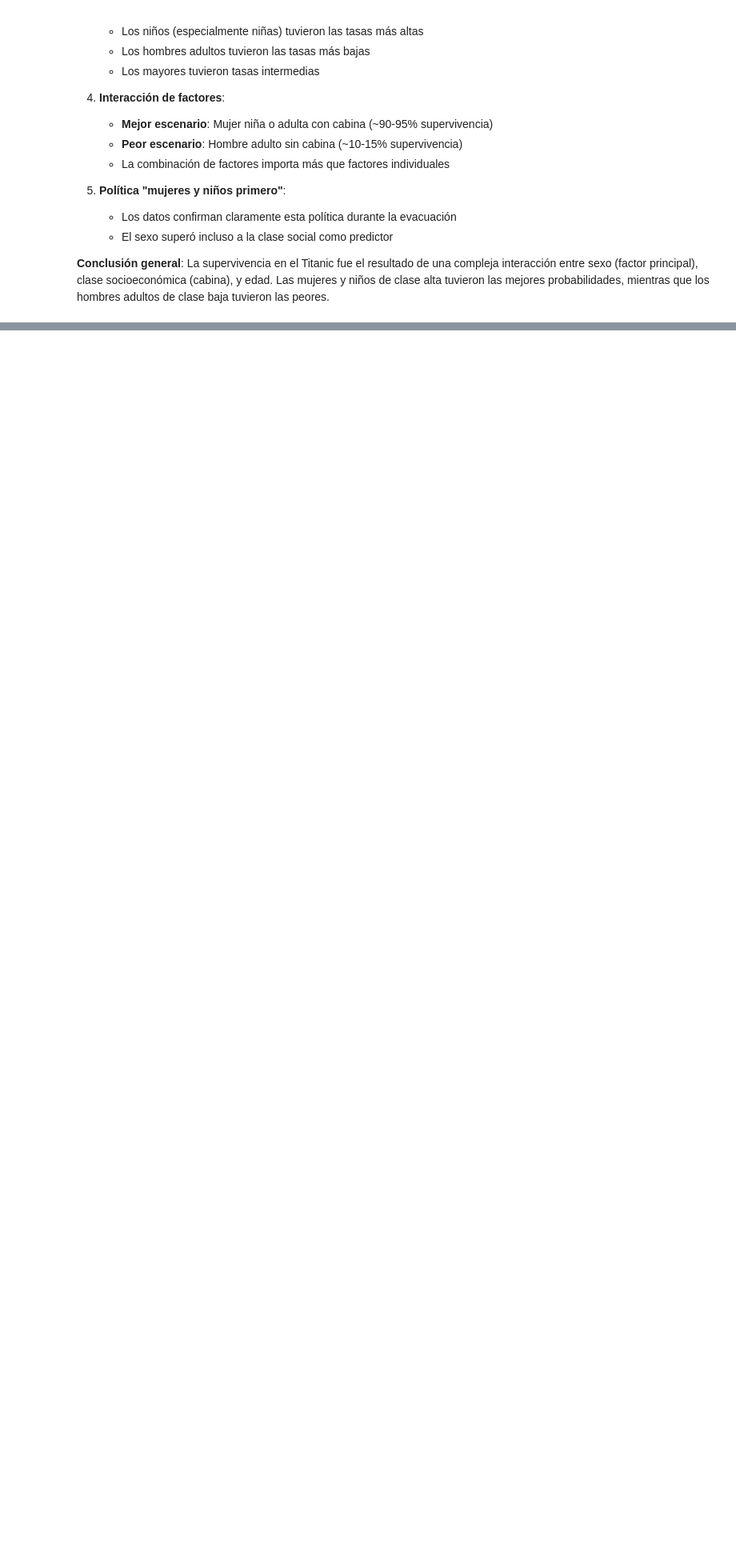
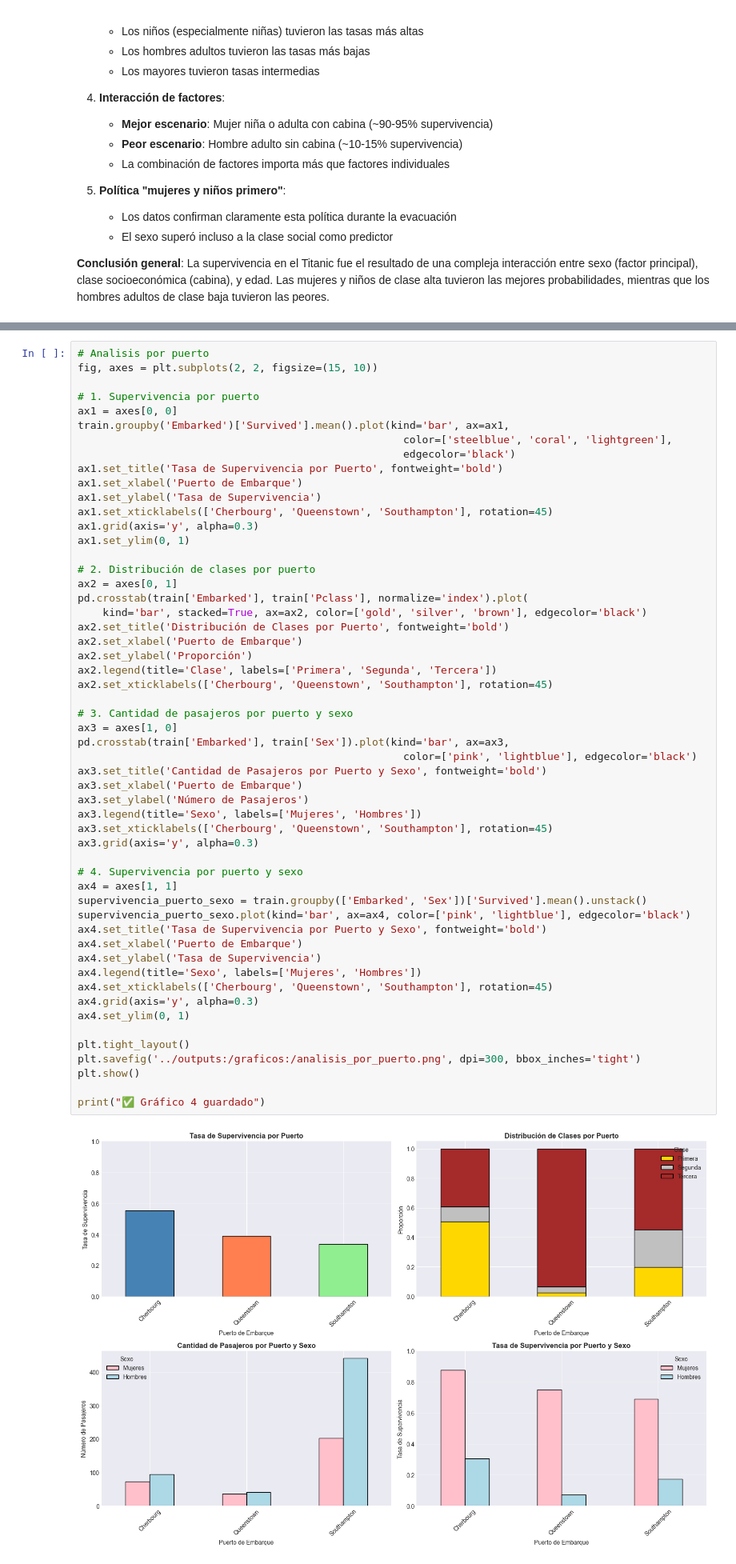
Before and after one commit to Danfezinho/taller-pandas-titanic-individual, a Jupyter notebook: notebooks:/analisis_titanic.ipynb, the cells around one changed output, grey strips where cells are left out. Shown at 80% size. Drawn from its saved outputs; the diff is of its cells as text; blank space fills up the shorter version.

```diff
--- a/notebooks:/analisis_titanic.ipynb
+++ b/notebooks:/analisis_titanic.ipynb
@@ -1566,0 +1724,56 @@ Graficos detallados guardados
+# %%
+# Analisis por puerto
+fig, axes = plt.subplots(2, 2, figsize=(15, 10))
+
+# 1. Supervivencia por puerto
+ax1 = axes[0, 0]
+train.groupby('Embarked')['Survived'].mean().plot(kind='bar', ax=ax1,
+                                                    color=['steelblue', 'coral', 'lightgreen'],
+                                                    edgecolor='black')
+ax1.set_title('Tasa de Supervivencia por Puerto', fontweight='bold')
+ax1.set_xlabel('Puerto de Embarque')
+ax1.set_ylabel('Tasa de Supervivencia')
+ax1.set_xticklabels(['Cherbourg', 'Queenstown', 'Southampton'], rotation=45)
+ax1.grid(axis='y', alpha=0.3)
+ax1.set_ylim(0, 1)
+
+# 2. Distribución de clases por puerto
+ax2 = axes[0, 1]
+pd.crosstab(train['Embarked'], train['Pclass'], normalize='index').plot(
+    kind='bar', stacked=True, ax=ax2, color=['gold', 'silver', 'brown'], edgecolor='black')
+ax2.set_title('Distribución de Clases por Puerto', fontweight='bold')
+ax2.set_xlabel('Puerto de Embarque')
+ax2.set_ylabel('Proporción')
+ax2.legend(title='Clase', labels=['Primera', 'Segunda', 'Tercera'])
+ax2.set_xticklabels(['Cherbourg', 'Queenstown', 'Southampton'], rotation=45)
+
+# 3. Cantidad de pasajeros por puerto y sexo
+ax3 = axes[1, 0]
+pd.crosstab(train['Embarked'], train['Sex']).plot(kind='bar', ax=ax3,
+                                                    color=['pink', 'lightblue'], edgecolor='black')
+ax3.set_title('Cantidad de Pasajeros por Puerto y Sexo', fontweight='bold')
+ax3.set_xlabel('Puerto de Embarque')
+ax3.set_ylabel('Número de Pasajeros')
+ax3.legend(title='Sexo', labels=['Mujeres', 'Hombres'])
+ax3.set_xticklabels(['Cherbourg', 'Queenstown', 'Southampton'], rotation=45)
+ax3.grid(axis='y', alpha=0.3)
+
+# 4. Supervivencia por puerto y sexo
+ax4 = axes[1, 1]
+supervivencia_puerto_sexo = train.groupby(['Embarked', 'Sex'])['Survived'].mean().unstack()
+supervivencia_puerto_sexo.plot(kind='bar', ax=ax4, color=['pink', 'lightblue'], edgecolor='black')
+ax4.set_title('Tasa de Supervivencia por Puerto y Sexo', fontweight='bold')
+ax4.set_xlabel('Puerto de Embarque')
+ax4.set_ylabel('Tasa de Supervivencia')
+ax4.legend(title='Sexo', labels=['Mujeres', 'Hombres'])
+ax4.set_xticklabels(['Cherbourg', 'Queenstown', 'Southampton'], rotation=45)
+ax4.grid(axis='y', alpha=0.3)
+ax4.set_ylim(0, 1)
+
+plt.tight_layout()
+plt.savefig('../outputs:/graficos:/analisis_por_puerto.png', dpi=300, bbox_inches='tight')
+plt.show()
+
+print("✅ Gráfico 4 guardado")
+# %% [output]
+[figure, added]
```
Also changed, not shown: parts of 30 cells of this notebook, 8 other files.
